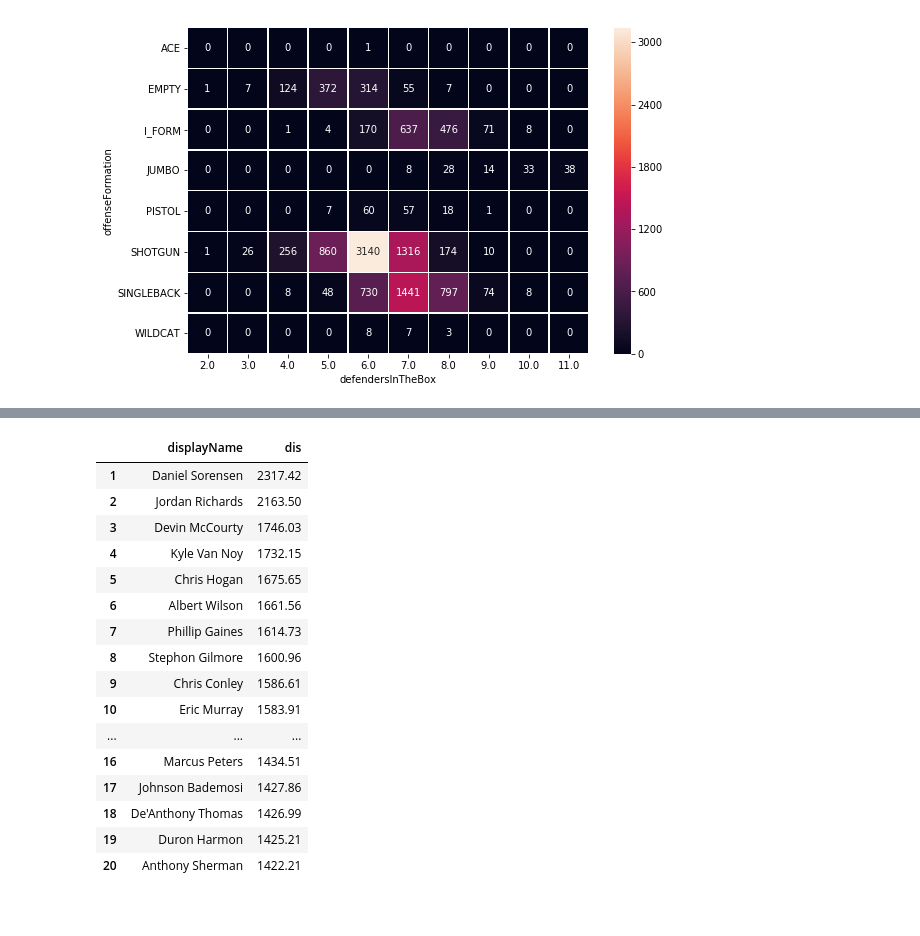
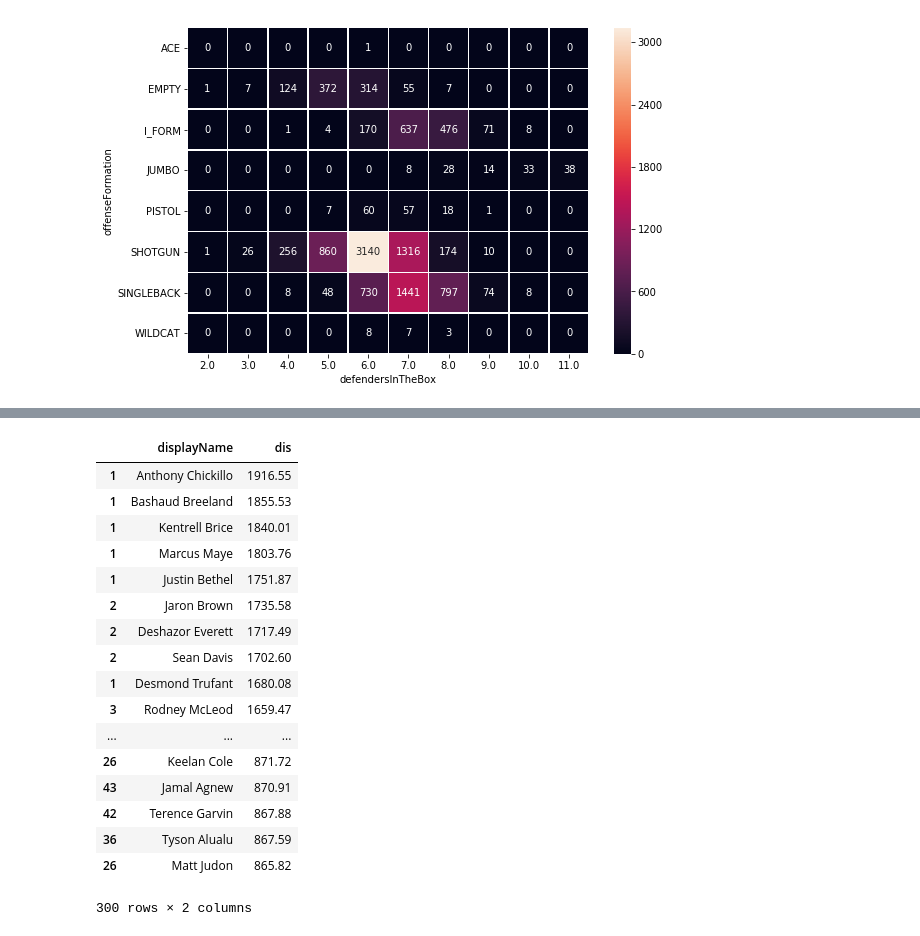
Before and after one commit to donw385/Big-Data-Bowl, a Jupyter notebook: Don_Wang_NFL_Data_Analysis.ipynb, the cells around one changed output, grey strips where cells are left out. Saved outputs shown, nothing was run; the diff lists cells and outputs as text; code cells hidden in the pictures.

```diff
--- a/Don_Wang_NFL_Data_Analysis.ipynb
+++ b/Don_Wang_NFL_Data_Analysis.ipynb
@@ -633,23 +737,52 @@ sum_tracking
+# %%
+sum_tracking8=tracking8.groupby('displayName').aggregate(np.sum).sort_values(by=['dis'], ascending=False)
+tracking_distance8 = pd.DataFrame(sum_tracking8['dis'])
+tracking_distance8 = tracking_distance8.reset_index()
+tracking_distance8 = tracking_distance8.drop([0])
+# %%
+sum_tracking9=tracking9.groupby('displayName').aggregate(np.sum).sort_values(by=['dis'], ascending=False)
+tracking_distance9 = pd.DataFrame(sum_tracking9['dis'])
+tracking_distance9 = tracking_distance9.reset_index()
+tracking_distance9 = tracking_distance9.drop([0])
+# %%
+sum_tracking10=tracking10.groupby('displayName').aggregate(np.sum).sort_values(by=['dis'], ascending=False)
+tracking_distance10 = pd.DataFrame(sum_tracking10['dis'])
+tracking_distance10 = tracking_distance10.reset_index()
+tracking_distance10 = tracking_distance10.drop([0])
 # %%
-tracking_distance = pd.DataFrame(sum_tracking['dis'])
-tracking_distance = tracking_distance.reset_index().head(21)
-tracking_distance = tracking_distance.drop([0])
-tracking_distance
+sum_tracking%=tracking&.groupby('displayName').aggregate(np.sum).sort_values(by=['dis'], ascending=False)
+tracking_distance% = pd.DataFrame(sum_tracking%['dis'])
+tracking_distance% = tracking_distance%.reset_index()
+tracking_distance% = tracking_distance%.drop([0])
-# %% [output]
-|  | displayName | dis |
-| 1 | Daniel Sorensen | 2317.42 |
-| 2 | Jordan Richards | 2163.50 |
-| 3 | Devin McCourty | 1746.03 |
-| 4 | Kyle Van Noy | 1732.15 |
-| 5 | Chris Hogan | 1675.65 |
-| 6 | Albert Wilson | 1661.56 |
-| 7 | Phillip Gaines | 1614.73 |
-| 8 | Stephon Gilmore | 1600.96 |
-| 9 | Chris Conley | 1586.61 |
-| 10 | Eric Murray | 1583.91 |
-| ... | ... | ... |
-| 16 | Marcus Peters | 1434.51 |
-| 17 | Johnson Bademosi | 1427.86 |
-| 18 | De'Anthony Thomas | 1426.99 |
-| 19 | Duron Harmon | 1425.21 |
-| 20 | Anthony Sherman | 1422.21 |
+# %%
+merged_tracking = pd.concat([tracking_distance2,
+tracking_distance3,
+tracking_distance4,
+tracking_distance5,
+tracking_distance6,
+tracking_distance7,
+tracking_distance8,
+tracking_distance9,
+tracking_distance10,])
+merged_tracking = merged_tracking.sort_values(by=['dis'], ascending=False)
+# %%
+merged_tracking.head(300)
+# %% [output]
+|  | displayName | dis |
+| 1 | Anthony Chickillo | 1916.55 |
+| 1 | Bashaud Breeland | 1855.53 |
+| 1 | Kentrell Brice | 1840.01 |
+| 1 | Marcus Maye | 1803.76 |
+| 1 | Justin Bethel | 1751.87 |
+| 2 | Jaron Brown | 1735.58 |
+| 2 | Deshazor Everett | 1717.49 |
+| 2 | Sean Davis | 1702.60 |
+| 1 | Desmond Trufant | 1680.08 |
+| 3 | Rodney McLeod | 1659.47 |
+| ... | ... | ... |
+| 26 | Keelan Cole | 871.72 |
+| 43 | Jamal Agnew | 870.91 |
+| 42 | Terence Garvin | 867.88 |
+| 36 | Tyson Alualu | 867.59 |
+| 26 | Matt Judon | 865.82 |
+300 rows × 2 columns
```
Also changed, not shown: parts of 18 cells of this notebook.
